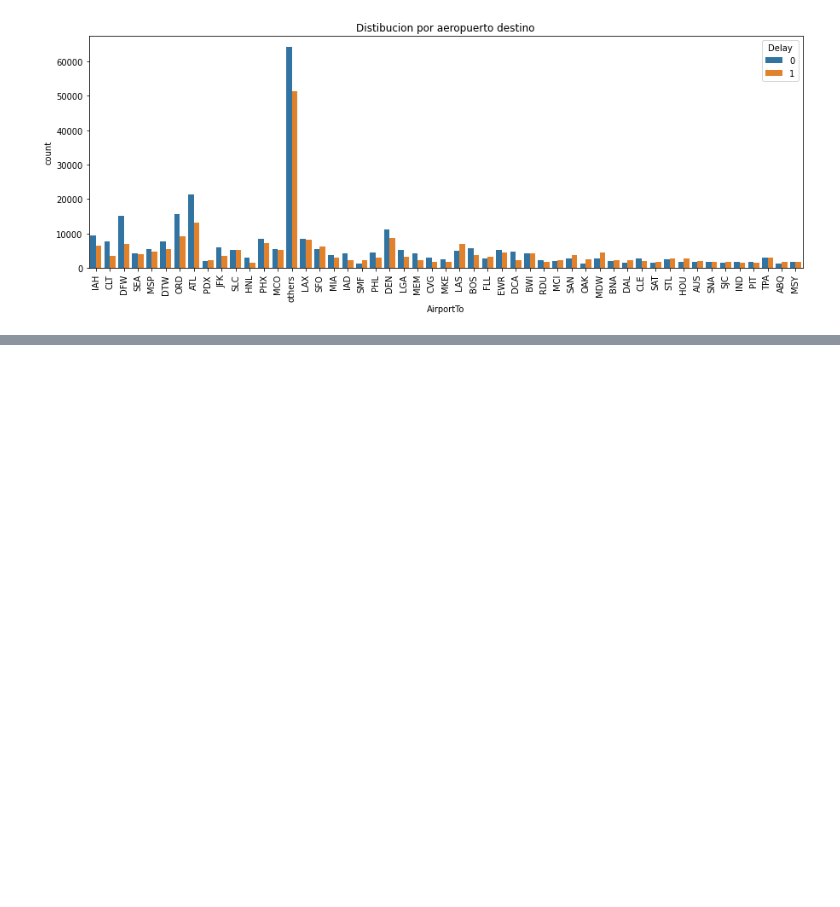
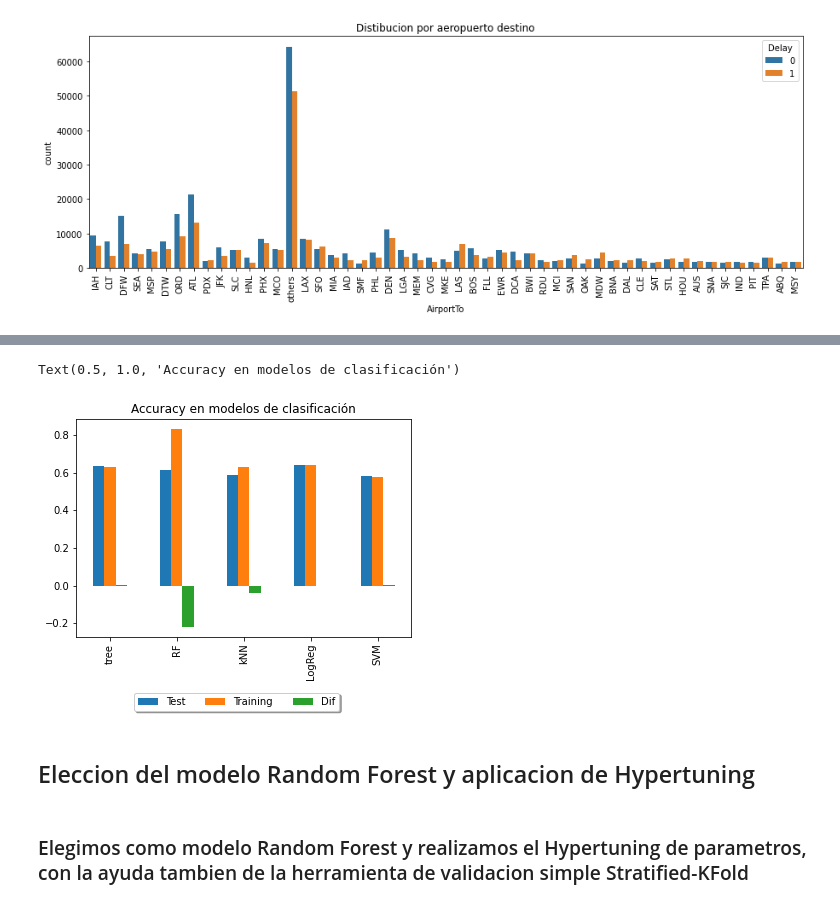
Before and after one commit to nick1287/Airlines, a Jupyter notebook: Airlines+Proyecto_Final.ipynb, the cells around one changed output, grey strips where cells are left out. Saved outputs shown, nothing was run; the diff lists cells and outputs as text; code cells hidden in the pictures; blank space fills up the shorter version.

```diff
--- a/Airlines+Proyecto_Final.ipynb
+++ b/Airlines+Proyecto_Final.ipynb
@@ -289,0 +561,3 @@ plt.show()
+# %%
+y_train_pred = model.predict(X_train.iloc[0:25000,0:2]) #Predicción en Train
+y_test_pred = model.predict(X_test.iloc[0:25000,0:2]) #Predicción en Test
@@ -289,0 +566,4 @@ plt.show()
+# %%
+train_accuracy = accuracy_score(y_train.iloc[0:25000],y_train_pred) # Métrica en train
+test_accuracy = accuracy_score(y_test.iloc[0:25000],y_test_pred) # Métrica en test
+print('Test accuracy: ', test_accuracy)
@@ -289,0 +574,3 @@ plt.show()
+# %%
+resultados.append(test_accuracy)
+training.append(train_accuracy)
@@ -289,0 +579,6 @@ plt.show()
+# %%
+resultados
+df_resultados = pd.DataFrame(resultados,index=['tree','RF','kNN','LogReg','SVM'], columns=['Test'])
+df_resultados['Training']=training
+df_resultados['Dif']=df_resultados.Test - df_resultados.Training
+df_resultados
@@ -289,0 +592,12 @@ plt.show()
+# %%
+axes = df_resultados.plot.bar()
+axes.legend(loc=7, bbox_to_anchor=(0.8, -0.3),
+          fancybox=True, shadow=True, ncol=3) # Para acomodar la leyenda
+axes.set_title('Accuracy en modelos de clasificación') #TItulo
+# %% [output]
+Text(0.5, 1.0, 'Accuracy en modelos de clasificación')
+[figure, added]
+# %% [markdown]
+## Eleccion del modelo Random Forest y aplicacion de Hypertuning
+# %% [markdown]
+### Elegimos como modelo Random Forest y realizamos el Hypertuning de parametros, con la ayuda tambien de la herramienta de validacion simple Stratified-KFold
```
Also changed, not shown: parts of 123 cells of this notebook.
